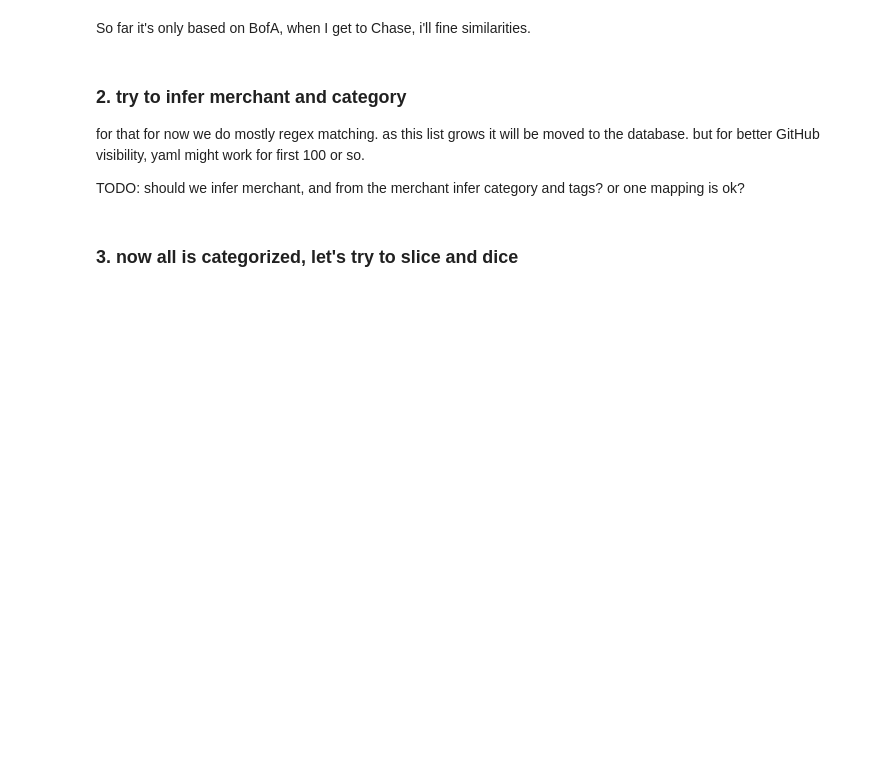
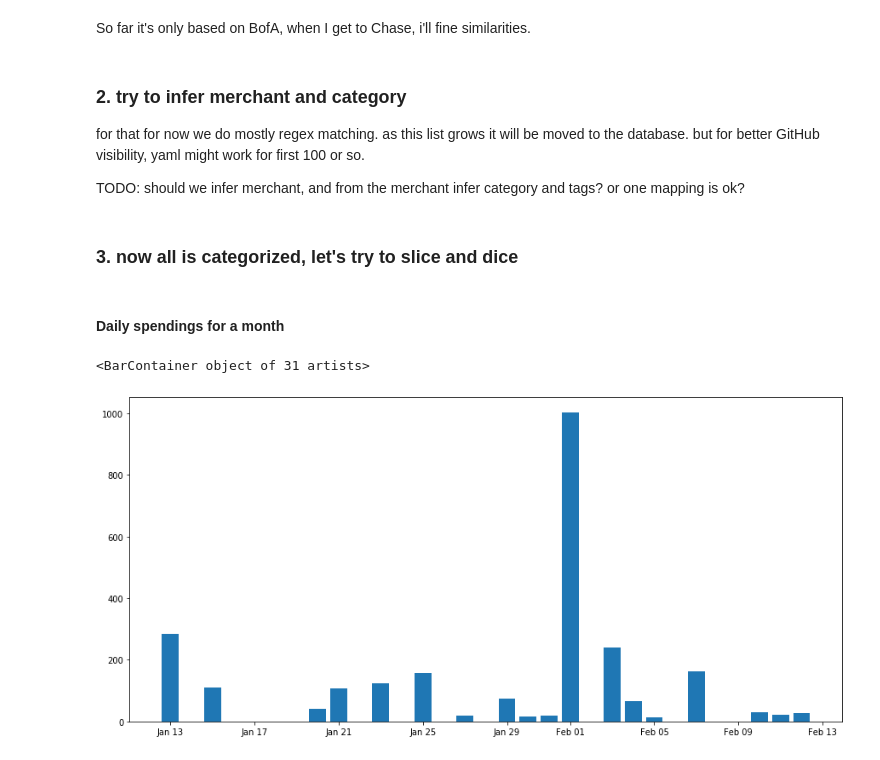
Before and after one commit to romaninozemtsev/personal_finance, a Jupyter notebook: parse_bank_statement.ipynb, the cells around one changed output. Saved outputs shown, nothing was run; the diff lists cells and outputs as text; code cells hidden in the pictures; blank space fills up the shorter version.

```diff
--- a/parse_bank_statement.ipynb
+++ b/parse_bank_statement.ipynb
@@ -237,0 +236,17 @@ df = df.set_index('date')
+# %% [markdown]
+#### Daily spendings for a month
+# %%
+import matplotlib.pyplot as plt
+import matplotlib.dates as mdates
+
+df = tx_df.set_index('date')
+fig, ax = plt.subplots(figsize=(15,7))
+
+daily_spendings_df = df[df['type']=='debit'].resample('D').sum().transform(abs)
+ax.xaxis_date()
+ax.xaxis.set_major_formatter(mdates.DateFormatter('%b %d'))
+daily_spendings_df
+ax.bar(daily_spendings_df.index, daily_spendings_df['amount'])
+# %% [output]
+<BarContainer object of 31 artists>
+[figure, added]
```
Also changed, not shown: parts of 9 cells of this notebook, 1 other file.
